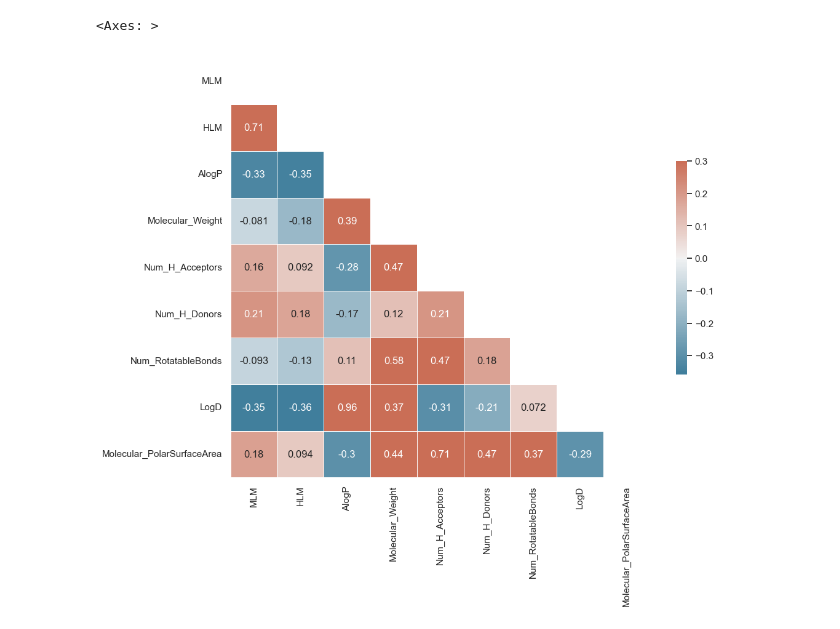
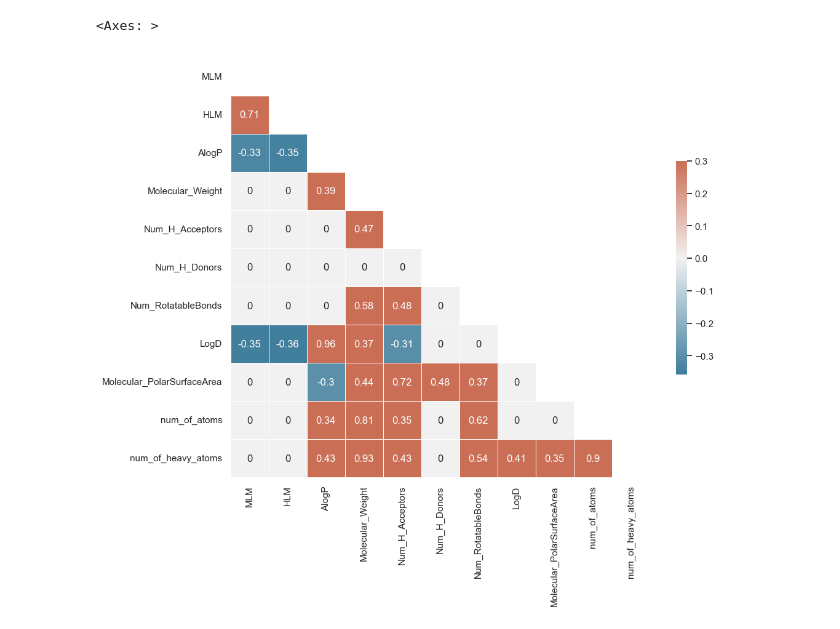
Before and after one commit to sihyeong671/JUMP-AI-2023, a Jupyter notebook: eda/feature_eda.ipynb, the cells around one changed output. Drawn from its saved outputs; the diff is of its cells as text; code cells hidden in the pictures.

```diff
--- a/eda/feature_eda.ipynb
+++ b/eda/feature_eda.ipynb
@@ -18,3 +53,7 @@ df.head()
 | 2 | TRAIN_0002 | CCCN1CCN(c2nn3nnnc3c3ccccc23)CC1 | 5.586 | 80.892 | 1.593 | 297.358 | 5 | 0 | ... |
 | 3 | TRAIN_0003 | Cc1ccc(-c2ccc(-n3nc(C)c(S(=O)(=O)... | 5.710 | 2.000 | 4.771 | 494.652 | 6 | 0 | ... |
 | 4 | TRAIN_0004 | Cc1ccc2c(c1)N(C(=O)c1ccncc1)CC(C)O2 | 93.270 | 99.990 | 2.335 | 268.310 | 3 | 0 | ... |
+# %%
+ind = df.index[df['canon_smiles'].duplicated()]
+df = df.drop(ind)
+df.info()
@@ -21,33 +78,40 @@ df.head()
+# %%
+df[df['MLM'] > 100]
+df = df.drop([662,2159,2948])
+# %%
+df[df['HLM'] > 100]
+df = df.drop([1092,1584,2410,2586,3157,3403])
 # %%
-feature_df = df[['MLM', 'HLM', 'AlogP', 'Molecular_Weight', 'Num_H_Acceptors', 'Num_H_Donors', 'Num_RotatableBonds', 'LogD', 'Molecular_PolarSurfaceArea']]
+feature_df = df[['MLM', 'HLM', 'AlogP', 'Molecular_Weight', 'Num_H_Acceptors', 'Num_H_Donors', 'Num_RotatableBonds', 'LogD', 'Molecular_PolarSurfaceArea', 'num_of_atoms', 'num_of_heavy_atoms']]
 # %%
 from string import ascii_letters
 import numpy as np
 import pandas as pd
 import seaborn as sns
 import matplotlib.pyplot as plt
 
 sns.set_theme(style="white")
 
 # Generate a large random dataset
 d = pd.DataFrame(data=feature_df,
                  columns=feature_df.columns)
 
 # Compute the correlation matrix
 corr = d.corr()
 
+corr[0.3 > abs(corr)] = 0
 # Generate a mask for the upper triangle
 mask = np.triu(np.ones_like(corr, dtype=bool))
 
 # Set up the matplotlib figure
 f, ax = plt.subplots(figsize=(11, 9))
 
 # Generate a custom diverging colormap
 cmap = sns.diverging_palette(230, 20, as_cmap=True)
 
 # Draw the heatmap with the mask and correct aspect ratio
 sns.heatmap(corr, mask=mask, cmap=cmap, vmax=.3, center=0,
             square=True, linewidths=.5, cbar_kws={"shrink": .5}, annot=True)
 # %% [output]
 <Axes: >
-[figure, old version]
+[figure, new version]
```
Also changed, not shown: parts of 14 cells of this notebook.
